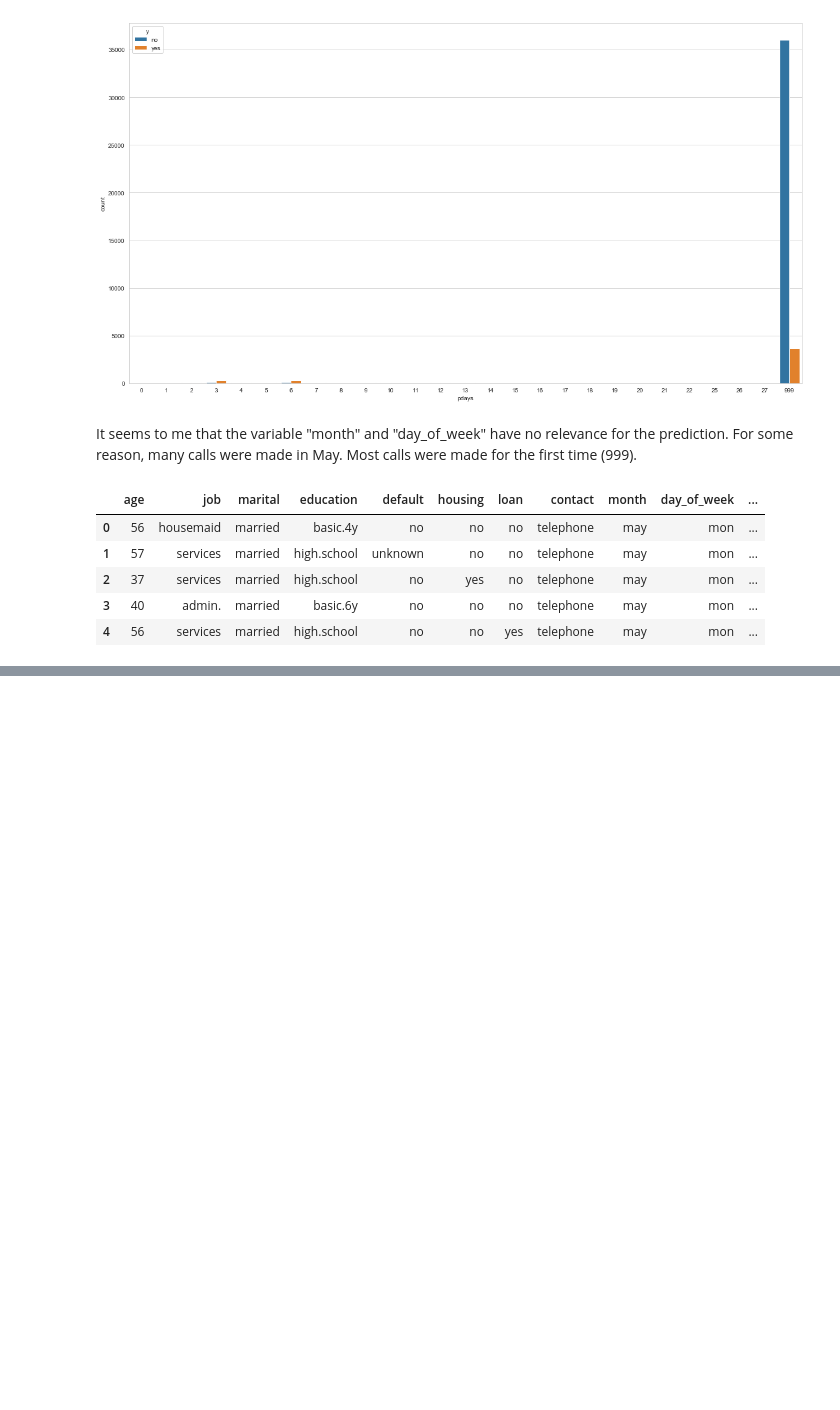
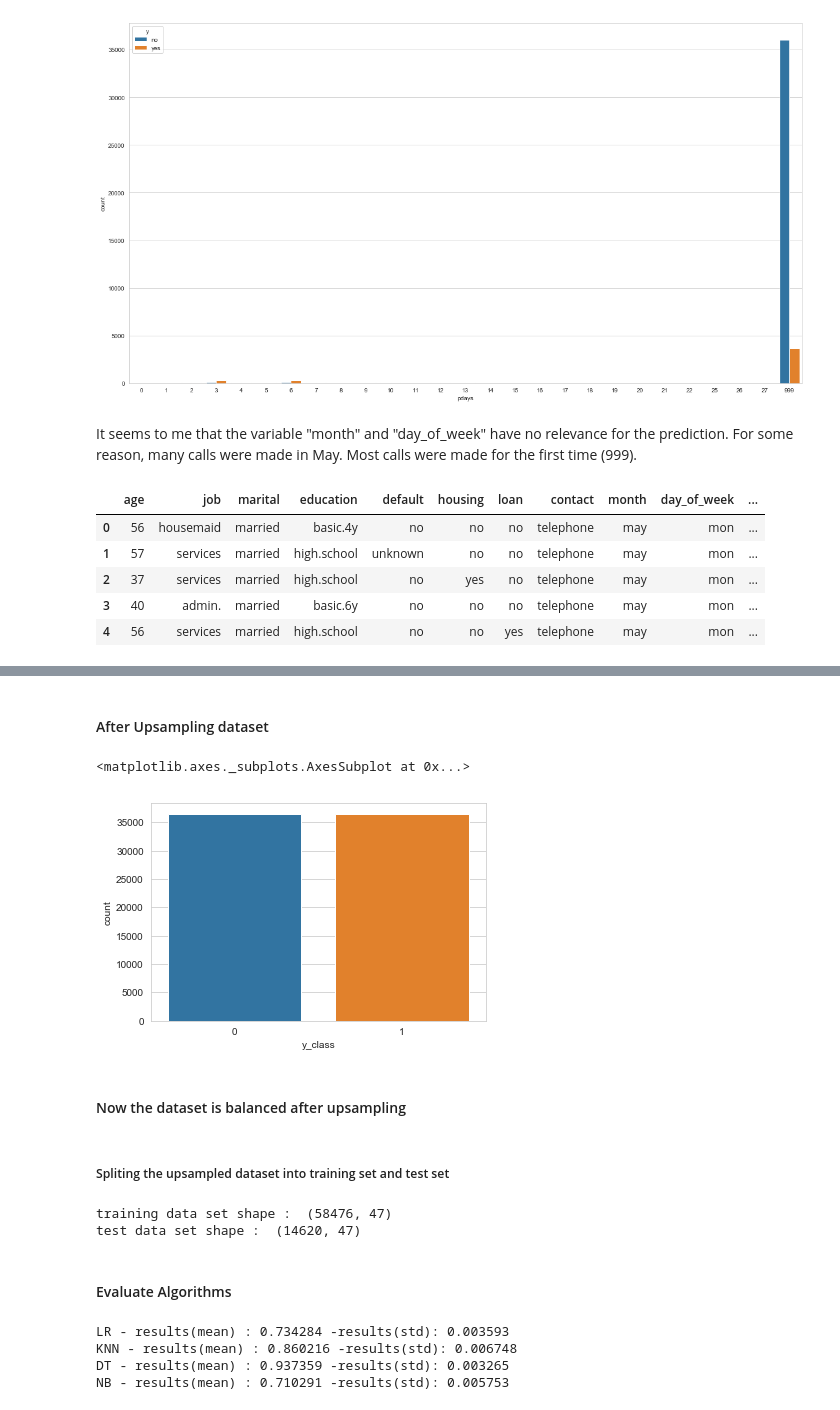
Before and after one commit to plaban1981/Handling-Imbalanced-Datasets, a Jupyter notebook: Bank Marketing - term deposit prediction - Handle Imbalanced Datasets.ipynb, the cells around one changed output, grey strips where cells are left out. Drawn from its saved outputs; the diff is of its cells as text; code cells hidden in the pictures; blank space fills up the shorter version.

```diff
--- a/Bank Marketing - term deposit prediction - Handle Imbalanced Datasets.ipynb
+++ b/Bank Marketing - term deposit prediction - Handle Imbalanced Datasets.ipynb
@@ -256,0 +397,14 @@ new_df = df_bank.copy()
+# %%
+#Resample
+dataset_majority = new_df[new_df['y_class'] ==0]
+dataset_minority = new_df[new_df['y_class'] ==1]
+
+#Downsample
+
+df_majority_downsampled = resample(dataset_majority,replace=False,n_samples=len(dataset_minority),random_state=1)
+
+#
+df_downsampled = pd.concat([df_majority_downsampled,dataset_minority])
+
+#
+df_downsampled.y_class.value_counts()
@@ -256,0 +450,11 @@ new_df = df_bank.copy()
+# %% [markdown]
+#### After Upsampling dataset
+# %%
+sns.countplot('y_class',data=df_upsampled)
+# %% [output]
+<matplotlib.axes._subplots.AxesSubplot at 0x...>
+[figure, added]
+# %% [markdown]
+#### Now the dataset is balanced after upsampling
+# %% [markdown]
+##### Spliting the upsampled dataset into training set and test set
@@ -256,0 +465,41 @@ new_df = df_bank.copy()
+# %%
+#train test split
+
+X_train,X_test,y_train,y_test = train_test_split(X,Y,test_size=0.2,random_state=1)
+
+print('training data set shape : ',X_train.shape)
+print('test data set shape : ',X_test.shape)
+# %% [output]
+training data set shape :  (58476, 47)
+test data set shape :  (14620, 47)
+# %% [markdown]
+#### Evaluate Algorithms
+# %%
+# Spot Check some Classification  Algorithms
+models = []
+models.append(("LR", LogisticRegression()))
+models.append(("KNN", KNeighborsClassifier()))
+models.append(("DT", DecisionTreeClassifier()))
+models.append(("NB", GaussianNB()))
+
+# Test options and evaluation metric
+num_folds = 10
+seed = 1
+scoring = 'accuracy'
+
+# evaluate each model in turn
+results = []
+names = []
+
+for name,model in models:
+    kfold = KFold(n_splits=num_folds,random_state=1)
+    cv_results = cross_val_score(model,X_train,y_train,cv=kfold,scoring=scoring)
+    results.append(cv_results)
+    names.append(name)
+    msg = f"{name} - results(mean) : {cv_results.mean():f} -results(std): {cv_results.std():f}"
+    print(msg)
+# %% [output]
+LR - results(mean) : 0.734284 -results(std): 0.003593
+KNN - results(mean) : 0.860216 -results(std): 0.006748
+DT - results(mean) : 0.937359 -results(std): 0.003265
+NB - results(mean) : 0.710291 -results(std): 0.005753
```
Also changed, not shown: parts of 50 cells of this notebook.
